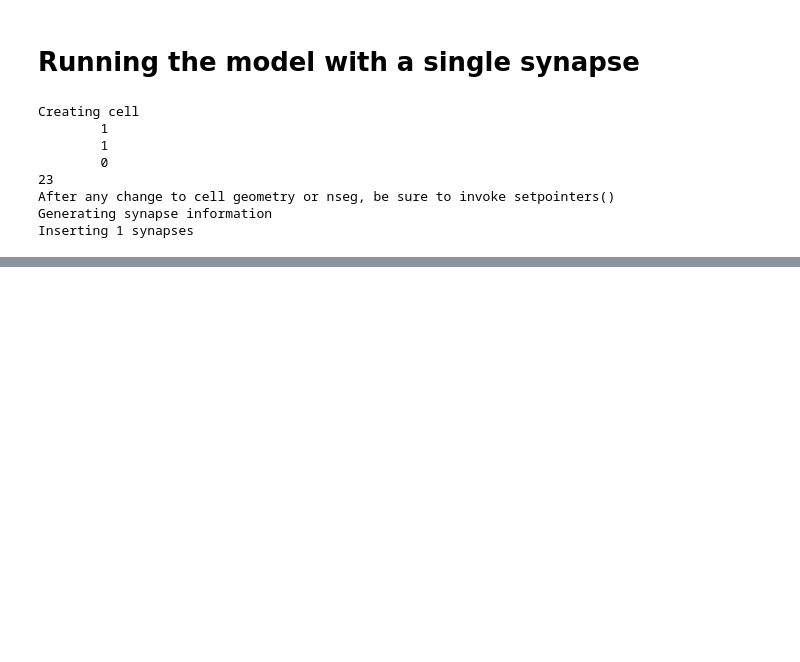
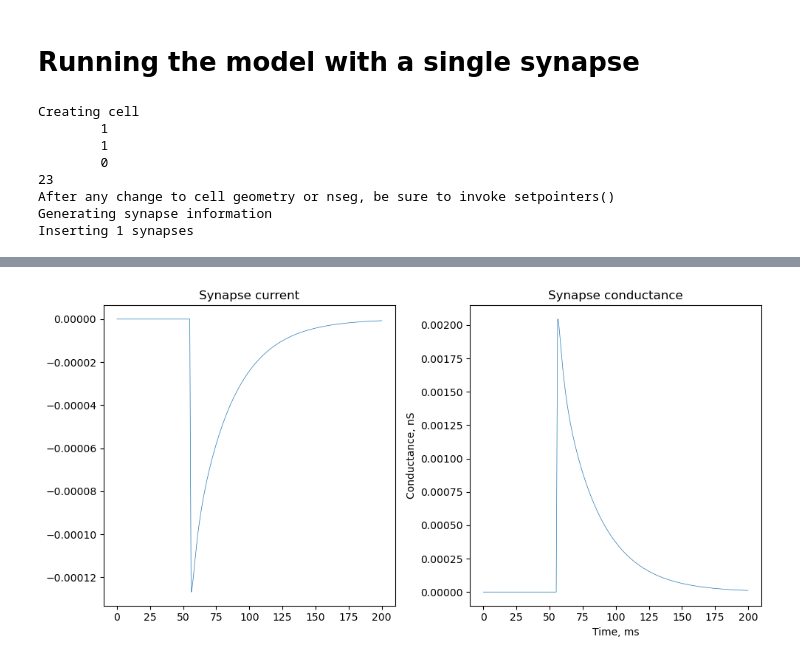
Before and after one commit to kerseviciute/temporal-interference, a Jupyter notebook: 01_single_synapse.ipynb, the cells around one changed output, grey strips where cells are left out. Saved outputs shown, nothing was run; the diff lists cells and outputs as text; code cells hidden in the pictures; blank space fills up the shorter version.

```diff
--- a/01_single_synapse.ipynb
+++ b/01_single_synapse.ipynb
@@ -45,0 +48,4 @@ NeuronPlots.plot_soma_voltage(neuron, scaled = False)
+# %%
+NeuronPlots.plot_all_nmda(neuron)
+# %% [output]
+[figure, added]
```
Also changed, not shown: parts of 6 cells of this notebook, 3 other files.
